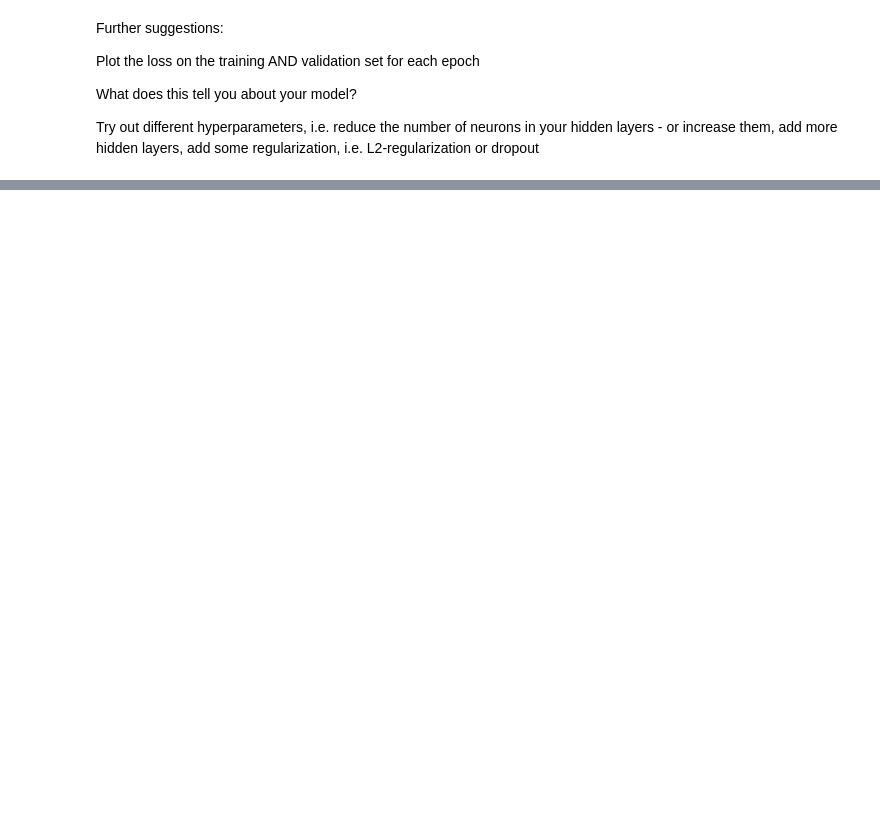
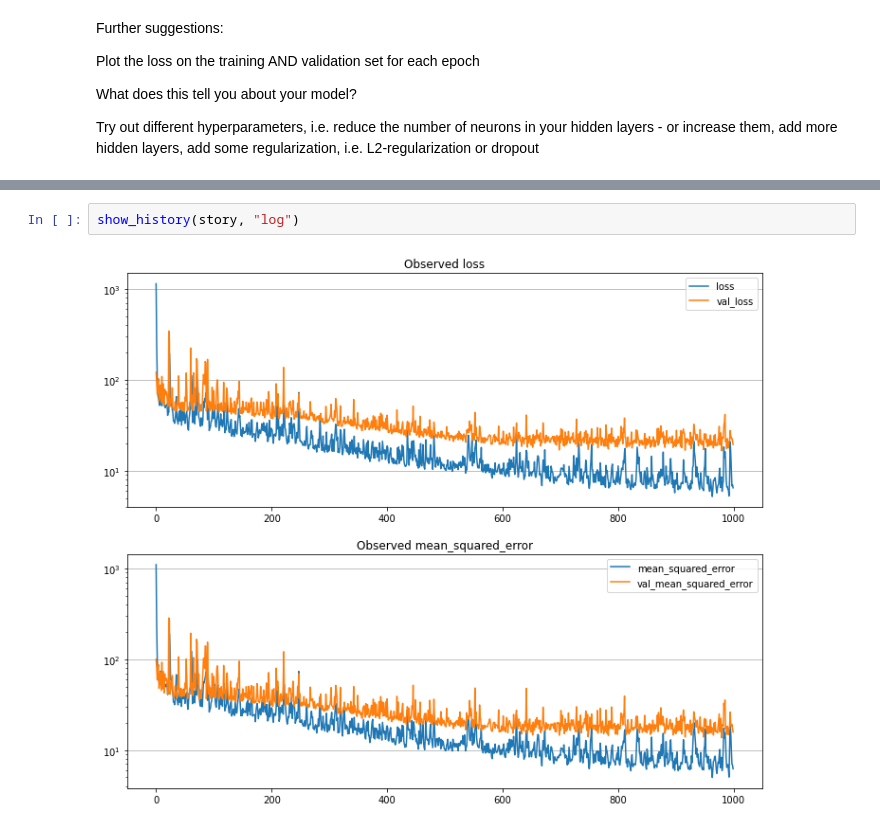
Before and after one commit to peto-ivanov/gda, a Jupyter notebook: quests/NN-quest_Keras_2.ipynb, the cells around one changed output, grey strips where cells are left out. Saved outputs shown, nothing was run; the diff lists cells and outputs as text; blank space fills up the shorter version.

```diff
--- a/quests/NN-quest_Keras_2.ipynb
+++ b/quests/NN-quest_Keras_2.ipynb
@@ -66,0 +268,4 @@ Try out different hyperparameters, i.e. reduce the number of neurons in your hid
+# %%
+show_history(story, "log")
+# %% [output]
+[figure, added]
```
Also changed, not shown: parts of 53 cells of this notebook.
